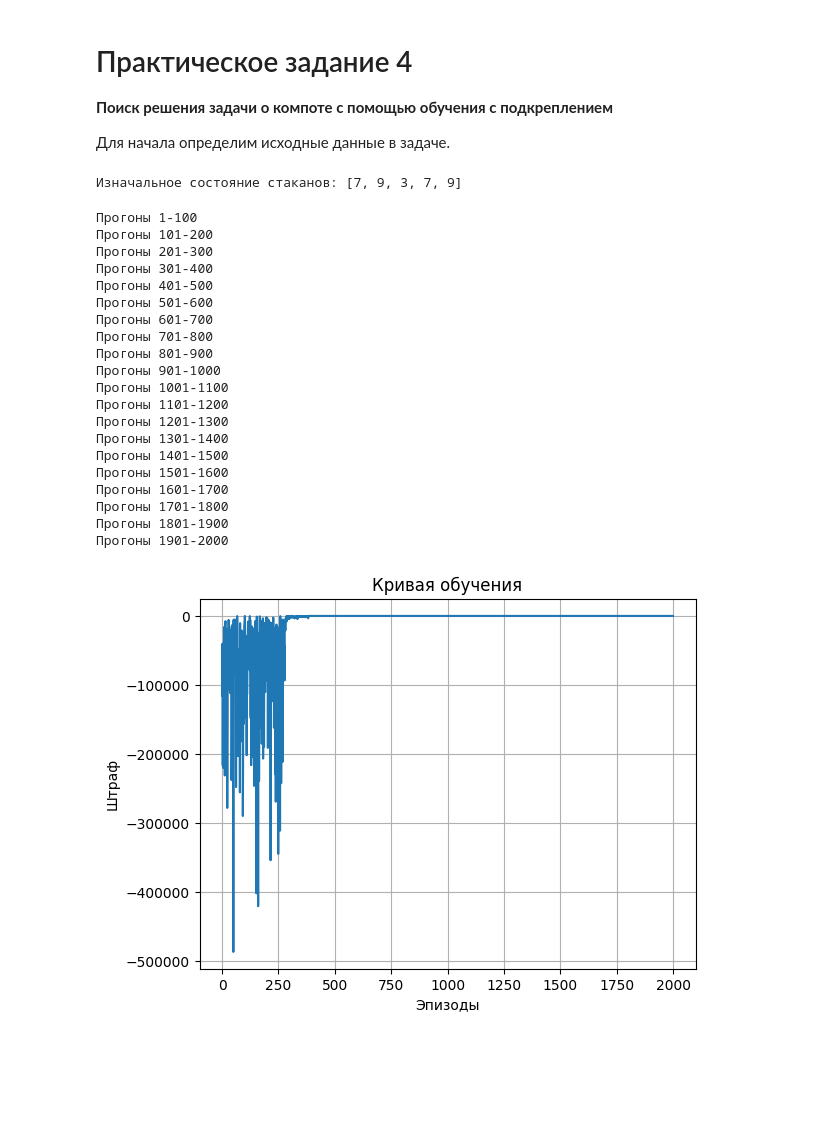
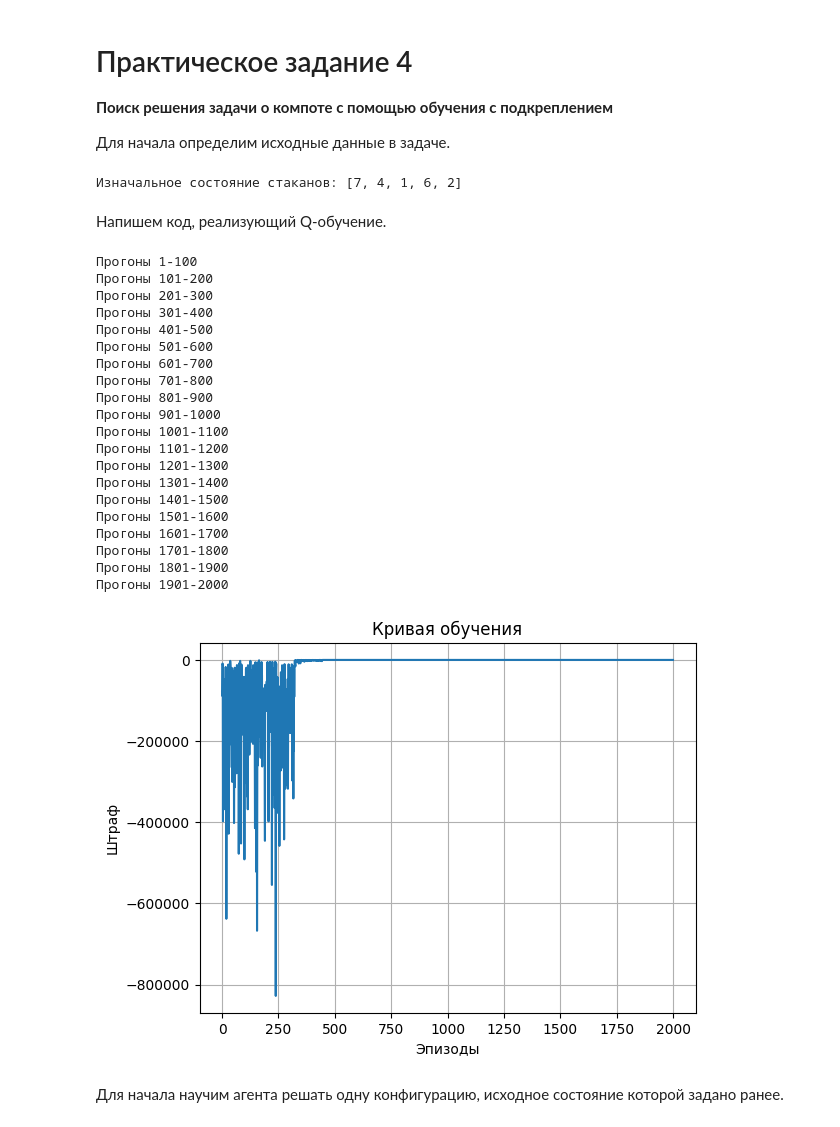
Before and after one commit to dmittrj/AIST_Practice_4, a Jupyter notebook: Practice.ipynb, the cells around one changed output. Saved outputs shown, nothing was run; the diff lists cells and outputs as text; code cells hidden in the pictures; blank space fills up the shorter version.

```diff
--- a/Practice.ipynb
+++ b/Practice.ipynb
@@ -9,19 +9,25 @@ import random as rnd
 GLASSES_COUNT = 5
 ORDER = 10
 NUM_EPISODES = 2000
-NUM_ATTEMPTS = pow(ORDER, GLASSES_COUNT)
-ALPHA = 0.8  # Коэффициент обучения
-GAMMA = 0.95  # Дисконтный фактор
-INITIAL_GLASSES = []
+ALPHA = 0.8
+GAMMA = 0.95
 Q = {}
-for _ in range(GLASSES_COUNT):
-    INITIAL_GLASSES.append(rnd.randint(1, ORDER))
-if sum(INITIAL_GLASSES) % GLASSES_COUNT != 0:
-    INITIAL_GLASSES[GLASSES_COUNT - 1] += GLASSES_COUNT - sum(INITIAL_GLASSES) % GLASSES_COUNT
+
+def init_glasses():
+    g = []
+    for _ in range(GLASSES_COUNT):
+        g.append(rnd.randint(1, ORDER))
+    if sum(g) % GLASSES_COUNT != 0:
+        g[rnd.randint(0, GLASSES_COUNT-1)] += GLASSES_COUNT - (sum(g) % GLASSES_COUNT)
+    return g
+
+INITIAL_GLASSES = init_glasses()
 
 print("Изначальное состояние стаканов:", INITIAL_GLASSES)
 # %% [output]
-Изначальное состояние стаканов: [7, 9, 3, 7, 9]
+Изначальное состояние стаканов: [7, 4, 1, 6, 2]
+# %% [markdown]
+Напишем код, реализующий Q-обучение.
 # %%
 import matplotlib.pyplot as plt
 
@@ -46,18 +52,13 @@ def is_equal(glasses):
     return True
 
 def choose_random_action(glasses):
-    #print("Генерируем случайное действие для: ", glasses)
     glass_from = rnd.randint(0, GLASSES_COUNT-1)
-    #print("Выбран стакан 1: ", glass_from)
     if glasses[glass_from] == 0:
-        #print("Он пуст...")
         return choose_random_action(glasses)
     glass_to = rnd.randint(0, GLASSES_COUNT-2)
     if glass_to >= glass_from:
         glass_to += 1
-    #print("Выбран стакан 2: ", glass_to)
     glass_compote = rnd.randint(1, glasses[glass_from])
-    #print("Решено перелить: ", glass_compote)
     return (glass_from, glass_to, glass_compote)
 
 def pour_compote(ogl, instruction):
@@ -65,9 +66,6 @@ def pour_compote(ogl, instruction):
     if gl[instruction[0]] >= instruction[2]:
         gl[instruction[0]] -= instruction[2]
         gl[instruction[1]] += instruction[2]
-    # else:
-    #     glasses[instruction[1]] += glasses[instruction[0]]
-    #     glasses[instruction[0]] = 0
     return gl
 
 def get_all_actions(glasses):
@@ -80,13 +78,9 @@ def get_all_actions(glasses):
                 actions.append(action_to_string((i, j, k)))
     return actions
 
-#ALL_ACTIONS = get_all_actions(INITIAL_GLASSES)
-
 def choose_action(glasses):
     state = state_to_string(glasses)
-    #print("Выбираем случайное действие для ", state)
     if state not in Q:
-        #print("Такого действия ещё нет, случайная генерация")
         return choose_random_action(glasses)
 
     max_value = max(Q[state].values())
@@ -107,60 +101,48 @@ def update_Q(glasses, action, reward, next_glasses):
         for a in get_all_actions(next_glasses):
             Q[next_state][a] = 0
 
-    if action not in Q[state]:
-        ...
-        #print(action)
-        #print(state)
-
-    # Q[state][action_to_string(action)] = Q[state][action_to_string(action)] + ALPHA * (reward + GAMMA * max([Q[state].values()]) - Q[state][action_to_string(action)])
     Q[state][action] = Q[state][action] + ALPHA * (reward + GAMMA * max(Q[next_state].values()) - Q[state][action])
 
-rewards_history = []
-for ep in range(NUM_EPISODES):
-    glasses = INITIAL_GLASSES.copy()
-    # for at in range(NUM_ATTEMPTS):
+def perform_actions(describe = False, random_initial = False):
+    glasses = []
+    if random_initial:
+        glasses = init_glasses()
+    else:
+        glasses = INITIAL_GLASSES.copy()
     at = 0
     while not is_equal(glasses):
         at += 1
-        #print("Состояние стаканов:", glasses)
-        if is_equal(glasses):
-            print(f"Прогон {ep}: стаканы уравновешены c {at}-й попытки")
-            rewards_history.append(at)
-            break
+        if describe:
+            print(f"{at}. Состояние стаканов:", glasses)
         action = choose_action(glasses)
-        #print(describe_action(action))
+        if describe:
+            print(describe_action(action))
         new_glasses = pour_compote(glasses, action)
         update_Q(glasses, action_to_string(action), -1, new_glasses)
         glasses = new_glasses.copy()
-    if ep % 100 == 0:
-        print(f"Прогоны {ep+1}-{ep+100}")
-    rewards_history.append(-at)
-
-plt.plot(rewards_history)
-plt.xlabel('Эпизоды')
-plt.ylabel('Штраф')
-plt.title('Кривая обучения')
-plt.grid(True)
-plt.show()
+    if describe:
+        print(f"{at+1}. Состояние стаканов:", glasses)
+        print(f"Стаканы уравновешены")
+    return at
 # %% [output]
 Прогоны 1-100
 Прогоны 101-200
 Прогоны 201-300
 Прогоны 301-400
 Прогоны 401-500
 Прогоны 501-600
 Прогоны 601-700
 Прогоны 701-800
 Прогоны 801-900
 Прогоны 901-1000
 Прогоны 1001-1100
 Прогоны 1101-1200
 Прогоны 1201-1300
 Прогоны 1301-1400
 Прогоны 1401-1500
 Прогоны 1501-1600
 Прогоны 1601-1700
 Прогоны 1701-1800
 Прогоны 1801-1900
 Прогоны 1901-2000
-[figure, old version]
+[figure, new version]
@@ -168,0 +149,2 @@ get_all_actions()
+# %% [markdown]
+Для начала научим агента решать одну конфигурацию, исходное состояние которой задано ранее.
```
Also changed, not shown: parts of 8 cells of this notebook.
